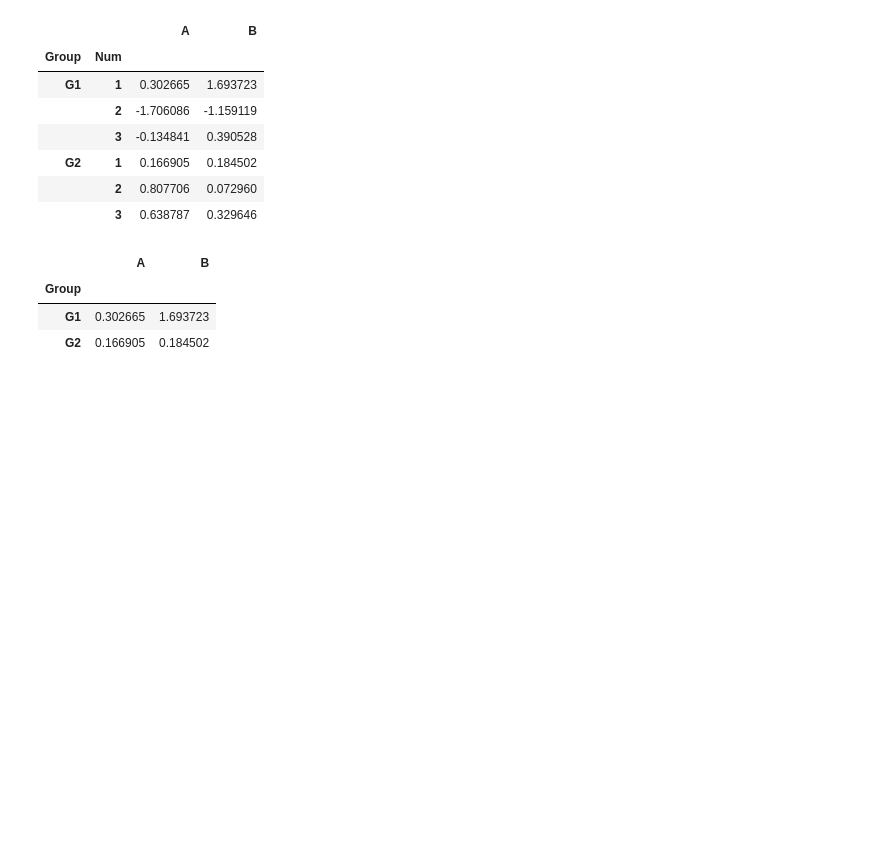
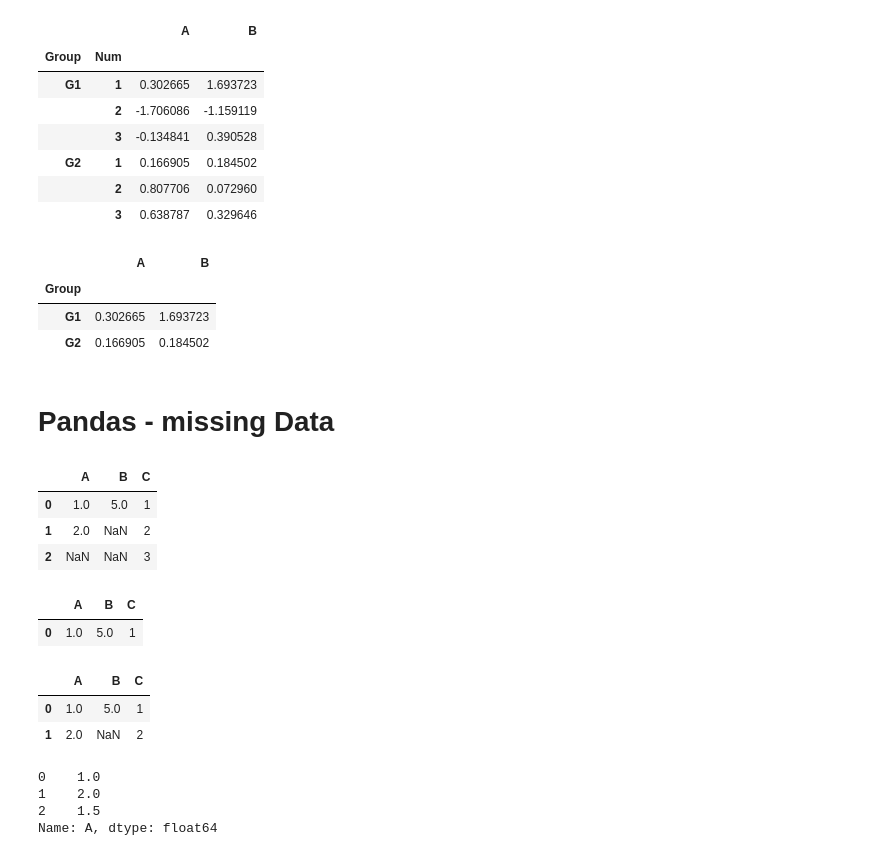
Before and after one commit to jingwang9302/DataScience-and-ML, a Jupyter notebook: Panda.ipynb, the cells around one changed output. Cells and saved outputs as stored; diff of their text form; code cells hidden in the pictures; blank space fills up the shorter version.

```diff
--- a/Panda.ipynb
+++ b/Panda.ipynb
@@ -276,3 +276,5 @@ df.xs(1,level='Num')
 | Group |  |  |
 | G1 | 0.302665 | 1.693723 |
 | G2 | 0.166905 | 0.184502 |
+# %% [markdown]
+# Pandas - missing Data
@@ -278,0 +284,31 @@ df.xs(1,level='Num')
+# %%
+d = {'A':[1,2,np.nan],'B':[5,np.nan,np.nan],'C':[1,2,3]}
+# %%
+df = pd.DataFrame(d)
+df
+# %% [output]
+|  | A | B | C |
+| 0 | 1.0 | 5.0 | 1 |
+| 1 | 2.0 | NaN | 2 |
+| 2 | NaN | NaN | 3 |
+# %%
+# remove any row or columns with nan value
+df.dropna()
+# %% [output]
+|  | A | B | C |
+| 0 | 1.0 | 5.0 | 1 |
+# %%
+# thresh = 2 means there are at least two values
+df.dropna(thresh=2)
+# %% [output]
+|  | A | B | C |
+| 0 | 1.0 | 5.0 | 1 |
+| 1 | 2.0 | NaN | 2 |
+# %%
+# fill in nan
+df['A'].fillna(value=df['A'].mean())
+# %% [output]
+0    1.0
+1    2.0
+2    1.5
+Name: A, dtype: float64
```
Also changed, not shown: parts of 7 cells of this notebook.
